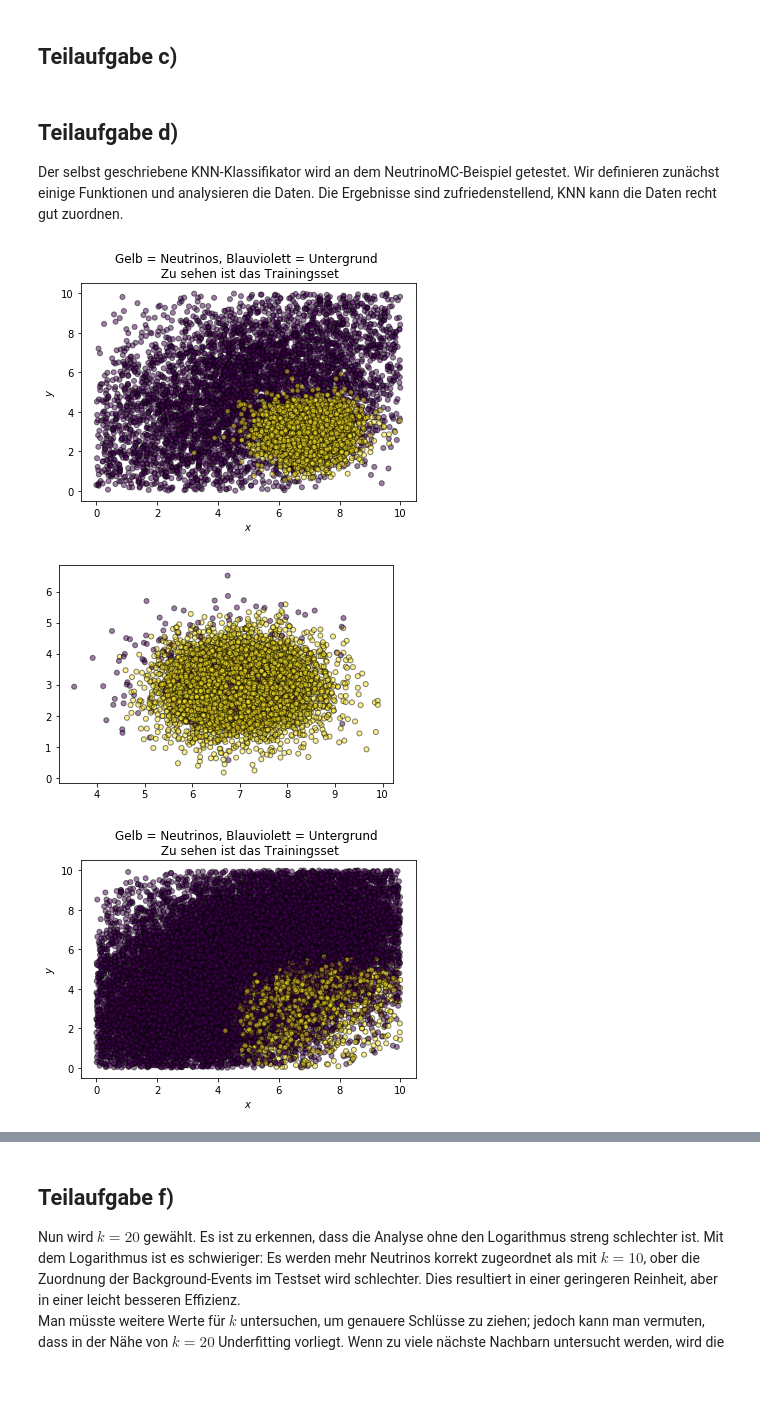
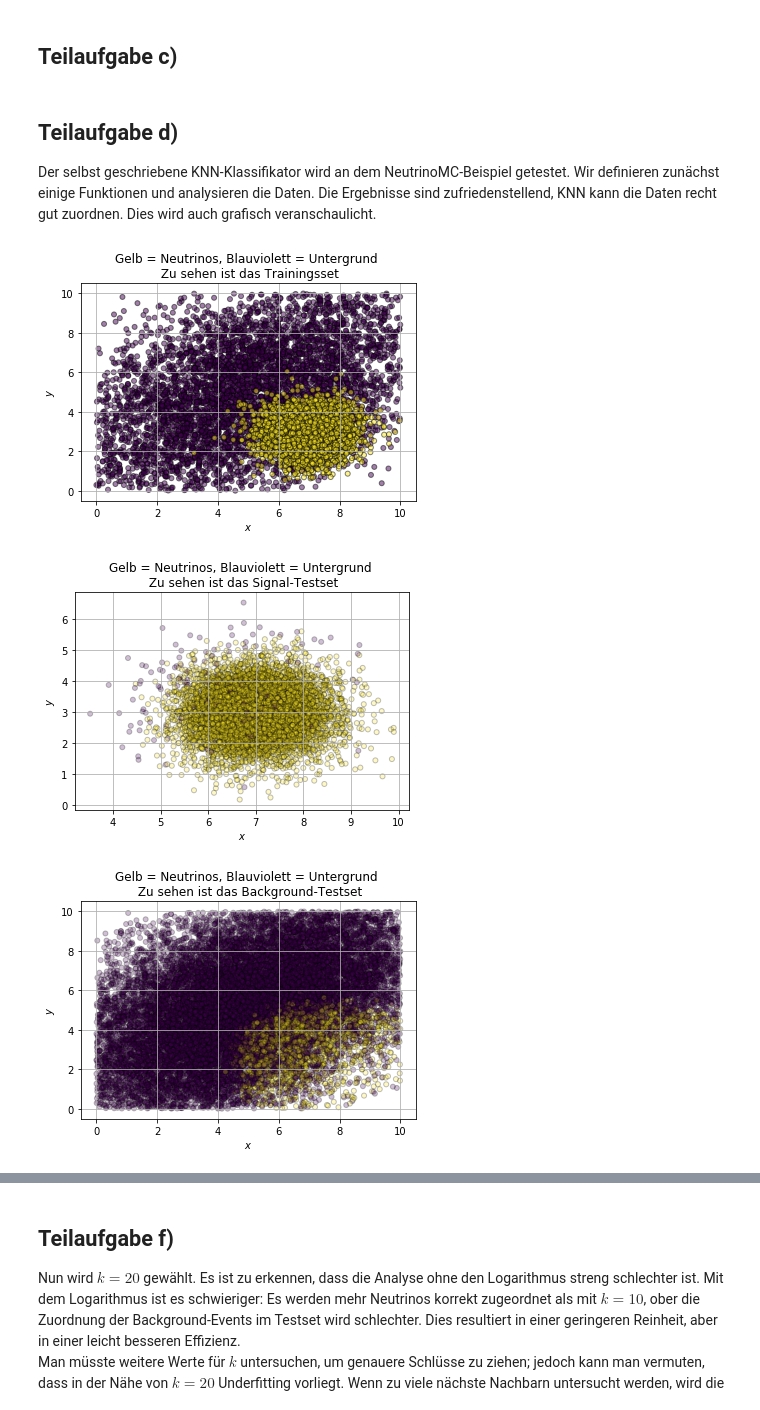
Before and after one commit to JaLuka98/SMD18-19, a Jupyter notebook: Uebungsblaetter/Blatt6/aufgabe1.ipynb, the cells around one changed output, grey strips where cells are left out. Drawn from its saved outputs; the diff is of its cells as text; code cells hidden in the pictures; blank space fills up the shorter version.

```diff
--- a/Uebungsblaetter/Blatt6/aufgabe1.ipynb
+++ b/Uebungsblaetter/Blatt6/aufgabe1.ipynb
@@ -74,7 +74,7 @@ class KNN:
             a = X[i] # keine Veränderung von Arrays in For Loops in Python, deswegen ein temporäres Objekt
             if len(a.shape) != 2: # mache eben aus a ein 2d-Array mit nur einer Zeile, falls es noch keins ist.
                 a = a.reshape(1, a.shape[0])
-            distanceTest = cdist(a, self.training_data)[0] # Hierfür MUESSEN beide Arrays zweidimensional sein
+            distanceTest = scipy.spatial.distance.cdist(a, self.training_data)[0] # Hierfür MUESSEN beide Arrays zweidimensional sein
             distanceList = np.stack((distanceTest, self.training_labels), axis=-1) # Klebe die beiden Arrays als Spalten zusammen!
             sortedDistanceList = distanceList[distanceList[:,0].argsort()] # Sortiere nach der ersten Spalte!
             kNearestNeighbors = sortedDistanceList[:self.k] # Nimm nur die ersten k Werte -> k nächste Nachbarn
@@ -94,7 +94,7 @@ class KNN:
 # %% [markdown]
 ## Teilaufgabe d)
 Der selbst geschriebene KNN-Klassifikator wird an dem NeutrinoMC-Beispiel getestet.
-Wir definieren zunächst einige Funktionen und analysieren die Daten. Die Ergebnisse sind zufriedenstellend, KNN kann die Daten recht gut zuordnen.
+Wir definieren zunächst einige Funktionen und analysieren die Daten. Die Ergebnisse sind zufriedenstellend, KNN kann die Daten recht gut zuordnen. Dies wird auch grafisch veranschaulicht.
 # %%
 def getDataFromFile(filename, key, log = False):
     '''Gets the hits, x and y from a NeutrinoMC-file, cuts any nans and returns them as a numpy matrix
@@ -146,39 +149,55 @@ labels = np.concatenate((np.zeros(lenTraining),np.ones(lenTraining))) # 0 = Back
 # %%
 xTrain = trainingData[:,1]
 xTrain = np.ravel(xTrain)
 yTrain = trainingData[:,2]
 yTrain = np.ravel(yTrain)
+xSig = testDataSignal[:,1]
+xSig = np.ravel(xSig)
+ySig = testDataSignal[:,2]
+ySig = np.ravel(ySig)
+xBack = testDataBackground[:,1]
+xBack = np.ravel(xBack)
+yBack = testDataBackground[:,2]
+yBack = np.ravel(yBack)
+
 plt.scatter(xTrain, yTrain, marker='o', c = labels, alpha = 0.5,
             s=25, edgecolor='k')
 plt.title('Gelb = Neutrinos, Blauviolett = Untergrund \n Zu sehen ist das Trainingsset')
+plt.grid()
 plt.xlabel(r'$x$')
 plt.ylabel(r'$y$')
 plt.show()
 plt.clf()
 
-knn = KNN(10)
-xSig = testDataSignal[:,1]
-xSig = np.ravel(xSig)
-ySig = testDataSignal[:,2]
-ySig = np.ravel(ySig)
-knn.fit(trainingData, labels)
-labelsSig = knn.predict(testDataSignal)
-plt.scatter(xSig, ySig, marker='o', c = labelsSig, alpha = 0.5,
+plt.scatter(xSig, ySig, marker='o', c = labelsSig, alpha = 0.25,
             s=25, edgecolor='k')
-plt.show()
-plt.clf()
-xBack = testDataBackground[:,1]
-xBack = np.ravel(xBack)
-yBack = testDataBackground[:,2]
-yBack = np.ravel(yBack)
-labelsBack = knn.predict(testDataBackground)
-plt.scatter(xBack, yBack, marker='o', c = labelsBack, alpha = 0.5,
-            s=25, edgecolor='k')
-plt.title('Gelb = Neutrinos, Blauviolett = Untergrund \n Zu sehen ist das Trainingsset')
+plt.title('Gelb = Neutrinos, Blauviolett = Untergrund \n Zu sehen ist das Signal-Testset')
+plt.grid()
 plt.xlabel(r'$x$')
 plt.ylabel(r'$y$')
 plt.show()
+plt.clf()
+
+plt.scatter(xBack, yBack, marker='o', c = labelsBack, alpha = 0.25,
+            s=25, edgecolor='k')
+plt.title('Gelb = Neutrinos, Blauviolett = Untergrund \n Zu sehen ist das Background-Testset')
+plt.grid()
+plt.xlabel(r'$x$')
+plt.ylabel(r'$y$')
+plt.show()
+plt.clf()
+
+plt.scatter(xSig, ySig, marker='o', c = labelsSig, alpha = 0.25,
+            s=25, edgecolor='k')
+plt.scatter(xBack, yBack, marker='o', c = labelsBack, alpha = 0.25,
+            s=25, edgecolor='k')
+plt.title('Gelb = Neutrinos, Blauviolett = Untergrund \n Zu sehen ist das komplette Testset')
+plt.grid()
+plt.xlabel(r'$x$')
+plt.ylabel(r'$y$')
+plt.show()
+plt.clf()
 # %% [output]
-[figure, old version]
+[figure, new version]
-[figure, old version]
+[figure, new version]
-[figure, old version]
+[figure, new version]
```
Also changed, not shown: parts of 9 cells of this notebook.
